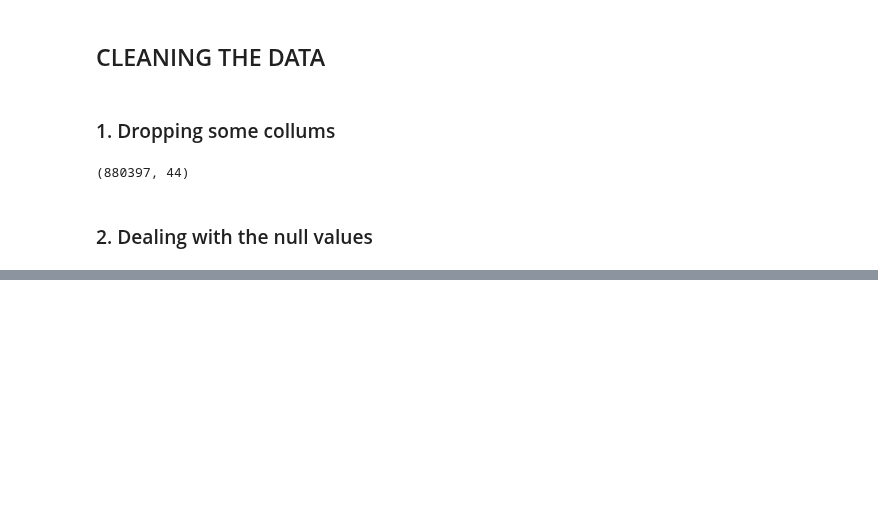
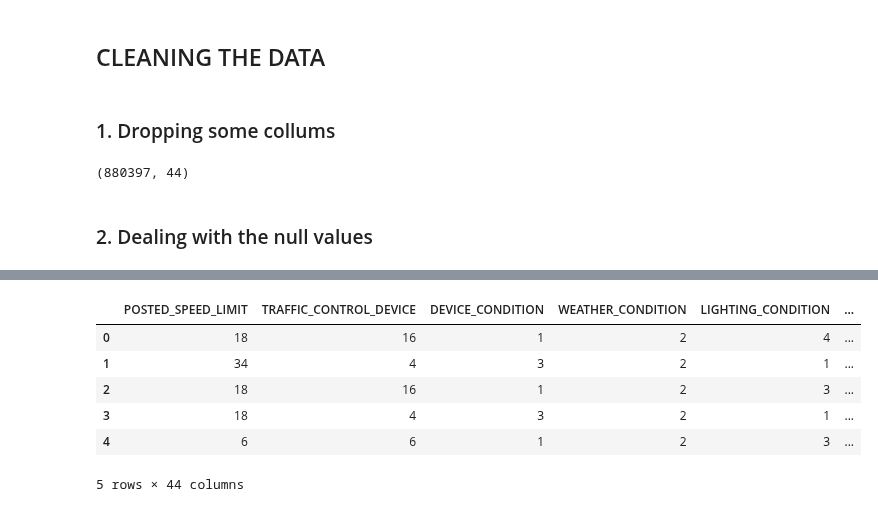
Before and after one commit to Cynthia-Njambi/City-of-Chicago-Traffic-Crashes-Project, a Jupyter notebook: groups/aggrey.ipynb, the cells around one changed output, grey strips where cells are left out. Drawn from its saved outputs; the diff is of its cells as text; code cells hidden in the pictures; blank space fills up the shorter version.

```diff
--- a/groups/aggrey.ipynb
+++ b/groups/aggrey.ipynb
@@ -113,3 +111,12 @@ df1.shape
 (880397, 44)
 # %% [markdown]
 ### 2. Dealing with the null values
+# %%
+df1['INJURIES_TOTAL'] = df1['INJURIES_TOTAL'].fillna(df1['INJURIES_TOTAL'].mean())
+# %%
+columns_to_fill = ['LANE_CNT','INTERSECTION_RELATED_I', 'NOT_RIGHT_OF_WAY_I','REPORT_TYPE', 'HIT_AND_RUN_I', 'BEAT_OF_OCCURRENCE', 'LATITUDE', 'LONGITUDE', 'LOCATION', 'INJURIES_FATAL',	'INJURIES_INCAPACITATING', 'INJURIES_NON_INCAPACITATING',	'INJURIES_REPORTED_NOT_EVIDENT', 'INJURIES_NO_INDICATION',	'MOST_SEVERE_INJURY', 'INJURIES_UNKNOWN'
+]
+
+
+df1[columns_to_fill] = df1[columns_to_fill].fillna(method='ffill')
+df1.isnull().sum()
@@ -115,0 +141,5 @@ df1.shape
+# %%
+columns_to_fill = ['LANE_CNT','INTERSECTION_RELATED_I', 'NOT_RIGHT_OF_WAY_I', 'HIT_AND_RUN_I', 'LOCATION']
+
+df1[columns_to_fill] = df1[columns_to_fill].fillna(method='bfill')
+df1.isnull().sum()
@@ -115,0 +189,15 @@ df1.shape
+# %%
+from sklearn.preprocessing import LabelEncoder
+
+categorical_cols = ['POSTED_SPEED_LIMIT', 'TRAFFIC_CONTROL_DEVICE',	'DEVICE_CONDITION',	'LIGHTING_CONDITION',	'FIRST_CRASH_TYPE',	'TRAFFICWAY_TYPE',	'LANE_CNT',	'ALIGNMENT',	'ROADWAY_SURFACE_COND',	'ROAD_DEFECT',	'CRASH_TYPE',	'INTERSECTION_RELATED_I','WEATHER_CONDITION', 'NOT_RIGHT_OF_WAY_I',	'HIT_AND_RUN_I',	'DAMAGE',	'BEAT_OF_OCCURRENCE',	'NUM_UNITS', 'REPORT_TYPE', 'PHOTOS_TAKEN_I', 'STATEMENTS_TAKEN_I', 'DOORING_I', 'WORK_ZONE_I', 'WORK_ZONE_TYPE','DATE_POLICE_NOTIFIED', 'WORKERS_PRESENT_I','LATITUDE',	'LONGITUDE', 'CRASH_HOUR',	'CRASH_DAY_OF_WEEK',	'CRASH_MONTH', 'STREET_NO', 'STREET_DIRECTION', 'STREET_NAME', 'LOCATION', 'INJURIES_FATAL',	'INJURIES_INCAPACITATING', 'INJURIES_NON_INCAPACITATING',	'INJURIES_REPORTED_NOT_EVIDENT', 'INJURIES_NO_INDICATION',	'MOST_SEVERE_INJURY', 'INJURIES_UNKNOWN'
+]
+
+for col in categorical_cols:
+    df1[col] = df1[col].astype(str)
+
+
+label_encoders = {col: LabelEncoder().fit(df1[col]) for col in categorical_cols}
+
+
+for col in categorical_cols:
+    df1[col] = label_encoders[col].transform(df1[col])
@@ -115,0 +224,13 @@ df1.shape
+# %%
+df1['INJURIES_TOTAL'] = df1['INJURIES_TOTAL'].astype(int)
+df1['PRIM_CONTRIBUTORY_CAUSE'] = df1['PRIM_CONTRIBUTORY_CAUSE'].apply(lambda x: 0 if x.strip().upper() == "UNABLE TO DETERMINE" else 1)
+
+df1.head()
+# %% [output]
+|  | POSTED_SPEED_LIMIT | TRAFFIC_CONTROL_DEVICE | DEVICE_CONDITION | WEATHER_CONDITION | LIGHTING_CONDITION | ... |
+| 0 | 18 | 16 | 1 | 2 | 4 | ... |
+| 1 | 34 | 4 | 3 | 2 | 1 | ... |
+| 2 | 18 | 16 | 1 | 2 | 3 | ... |
+| 3 | 18 | 4 | 3 | 2 | 1 | ... |
+| 4 | 6 | 6 | 1 | 2 | 3 | ... |
+5 rows × 44 columns
```
Also changed, not shown: parts of 27 cells of this notebook.
